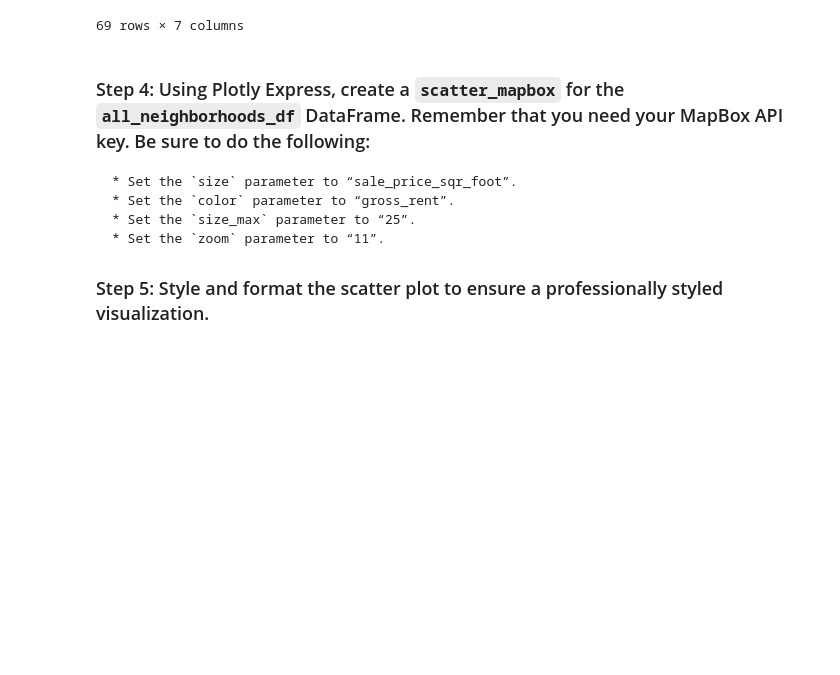
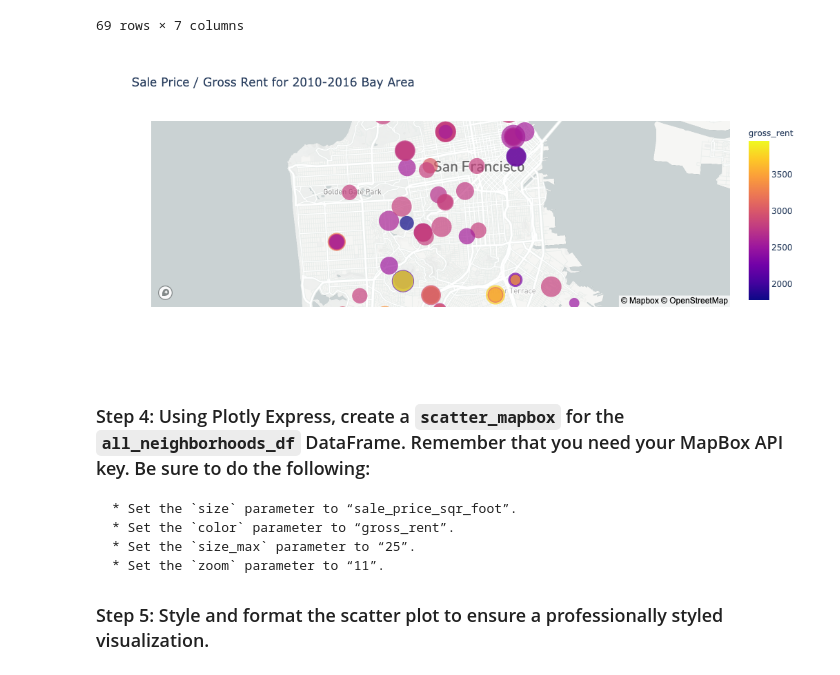
Before and after one commit to rhurst11/Fintech_Module_6_Challenge, a Jupyter notebook: Starter_Code/san_francisco_housing.ipynb, the cells around one changed output. Drawn from its saved outputs; the diff is of its cells as text; code cells hidden in the pictures; blank space fills up the shorter version.

```diff
--- a/Starter_Code/san_francisco_housing.ipynb
+++ b/Starter_Code/san_francisco_housing.ipynb
@@ -622,6 +625,19 @@ dtype: int64
 | 71 | Westwood Park | 37.734150 | -122.457000 | 2015.000000 | 687.087575 | 382295.00 | 3959.000000 |
 | 72 | Yerba Buena | 37.792980 | -122.396360 | 2012.500000 | 576.709848 | 377427.50 | 2555.166667 |
 69 rows × 7 columns
+# %%
+px.scatter_mapbox(
+   final_neighborhood_df,
+    lat = "Lat",
+    lon = "Lon",
+    size = "sale_price_sqr_foot",
+    color = "gross_rent",
+    size_max = 25,
+    zoom = 11,
+    title = "Sale Price / Gross Rent for 2010-2016 Bay Area"
+)
+# %% [output]
+[figure, added]
 # %% [markdown]
 ### Step 4: Using Plotly Express, create a `scatter_mapbox` for the `all_neighborhoods_df` DataFrame. Remember that you need your MapBox API key. Be sure to do the following:
 
```
Also changed, not shown: parts of 9 cells of this notebook.
